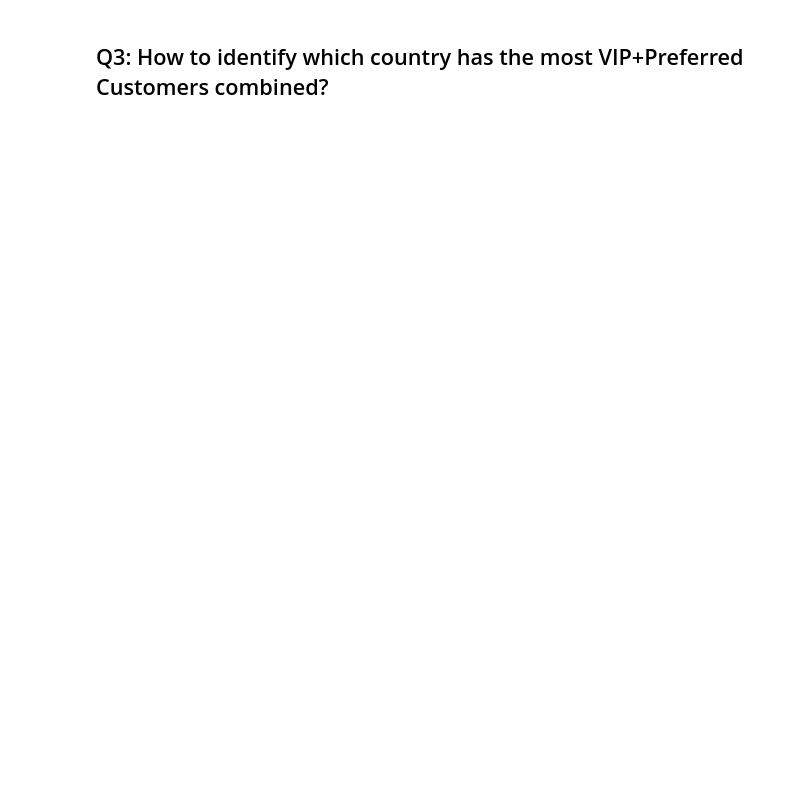
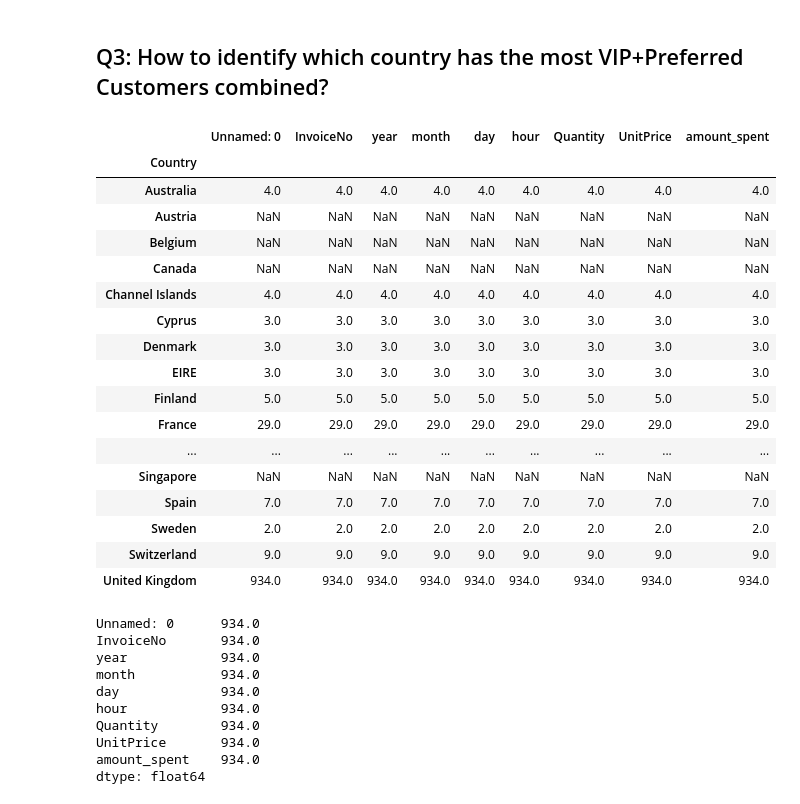
Before and after one commit to aiborra11/datamad0619, a Jupyter notebook: module-1/lab-df-calculation-and-transformation/your-code/challenge-3.ipynb, the cells around one changed output. Saved outputs shown, nothing was run; the diff lists cells and outputs as text; code cells hidden in the pictures; blank space fills up the shorter version.

```diff
--- a/module-1/lab-df-calculation-and-transformation/your-code/challenge-3.ipynb
+++ b/module-1/lab-df-calculation-and-transformation/your-code/challenge-3.ipynb
@@ -104,0 +137,34 @@ KeyError: 'Country'
+# %%
+countries_preferred = VIP_preferred2.groupby(['Country']).count()
+combined = countries_VIP+countries_preferred
+display(combined)
+display(combined.max())
+# %% [output]
+|  | Unnamed: 0 | InvoiceNo | year | month | day | hour | Quantity | UnitPrice | amount_spent |
+| Country |  |  |  |  |  |  |  |  |  |
+| Australia | 4.0 | 4.0 | 4.0 | 4.0 | 4.0 | 4.0 | 4.0 | 4.0 | 4.0 |
+| Austria | NaN | NaN | NaN | NaN | NaN | NaN | NaN | NaN | NaN |
+| Belgium | NaN | NaN | NaN | NaN | NaN | NaN | NaN | NaN | NaN |
+| Canada | NaN | NaN | NaN | NaN | NaN | NaN | NaN | NaN | NaN |
+| Channel Islands | 4.0 | 4.0 | 4.0 | 4.0 | 4.0 | 4.0 | 4.0 | 4.0 | 4.0 |
+| Cyprus | 3.0 | 3.0 | 3.0 | 3.0 | 3.0 | 3.0 | 3.0 | 3.0 | 3.0 |
+| Denmark | 3.0 | 3.0 | 3.0 | 3.0 | 3.0 | 3.0 | 3.0 | 3.0 | 3.0 |
+| EIRE | 3.0 | 3.0 | 3.0 | 3.0 | 3.0 | 3.0 | 3.0 | 3.0 | 3.0 |
+| Finland | 5.0 | 5.0 | 5.0 | 5.0 | 5.0 | 5.0 | 5.0 | 5.0 | 5.0 |
+| France | 29.0 | 29.0 | 29.0 | 29.0 | 29.0 | 29.0 | 29.0 | 29.0 | 29.0 |
+| ... | ... | ... | ... | ... | ... | ... | ... | ... | ... |
+| Singapore | NaN | NaN | NaN | NaN | NaN | NaN | NaN | NaN | NaN |
+| Spain | 7.0 | 7.0 | 7.0 | 7.0 | 7.0 | 7.0 | 7.0 | 7.0 | 7.0 |
+| Sweden | 2.0 | 2.0 | 2.0 | 2.0 | 2.0 | 2.0 | 2.0 | 2.0 | 2.0 |
+| Switzerland | 9.0 | 9.0 | 9.0 | 9.0 | 9.0 | 9.0 | 9.0 | 9.0 | 9.0 |
+| United Kingdom | 934.0 | 934.0 | 934.0 | 934.0 | 934.0 | 934.0 | 934.0 | 934.0 | 934.0 |
+Unnamed: 0      934.0
+InvoiceNo       934.0
+year            934.0
+month           934.0
+day             934.0
+hour            934.0
+Quantity        934.0
+UnitPrice       934.0
+amount_spent    934.0
+dtype: float64
```
Also changed, not shown: parts of 5 cells of this notebook.
